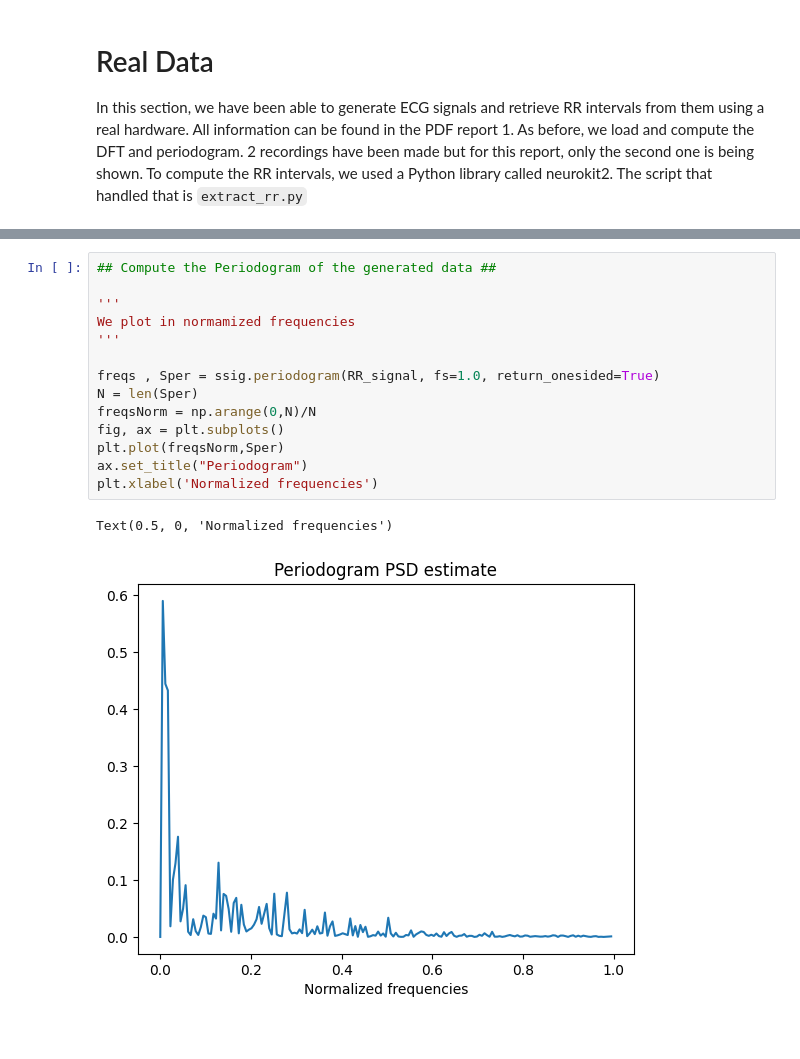
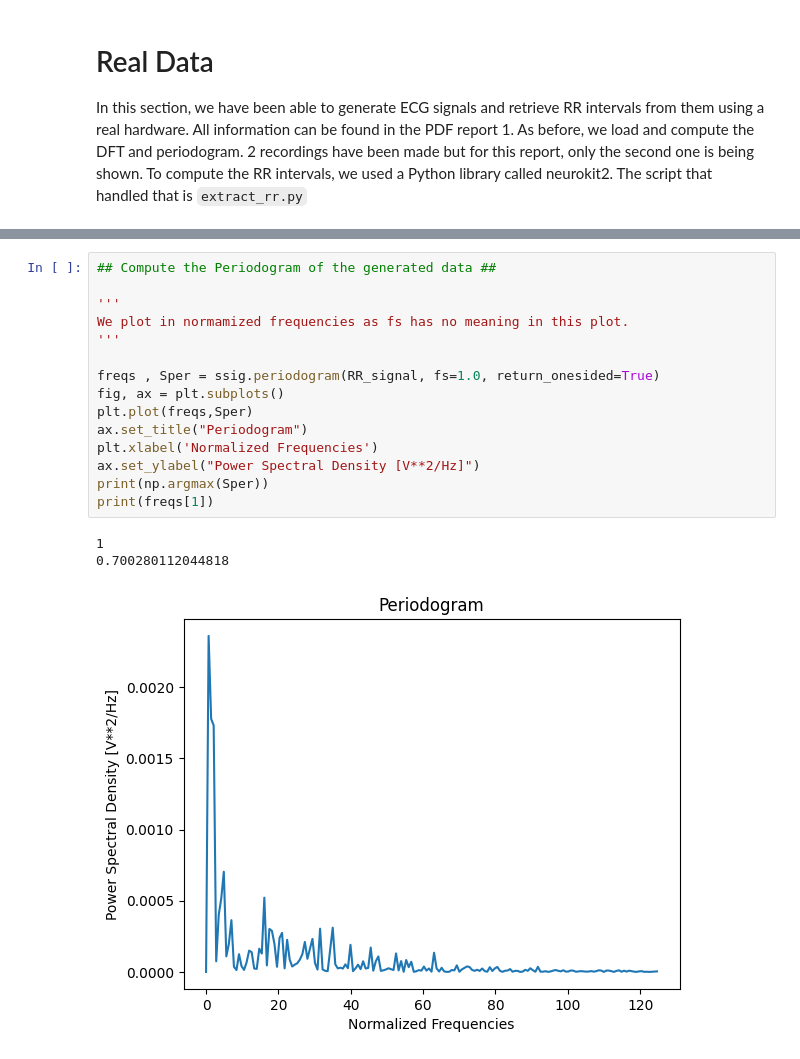
Before and after one commit to RoCKnD79/SSDP-LombScargle, a Jupyter notebook: report_1.ipynb, the cells around one changed output, grey strips where cells are left out. Saved outputs shown, nothing was run; the diff lists cells and outputs as text.

```diff
--- a/report_1.ipynb
+++ b/report_1.ipynb
@@ -125,17 +134,19 @@ Text(0, 0.5, 'Time [s]')
 # %%
 ## Compute the Periodogram of the generated data ##
 
 '''
-We plot in normamized frequencies
+We plot in normamized frequencies as fs has no meaning in this plot.
 '''
 
 freqs , Sper = ssig.periodogram(RR_signal, fs=1.0, return_onesided=True)
-N = len(Sper)
-freqsNorm = np.arange(0,N)/N
 fig, ax = plt.subplots()
-plt.plot(freqsNorm,Sper)
+plt.plot(freqs,Sper)
 ax.set_title("Periodogram")
-plt.xlabel('Normalized frequencies')
+plt.xlabel('Normalized Frequencies')
+ax.set_ylabel("Power Spectral Density [V**2/Hz]")
+print(np.argmax(Sper))
+print(freqs[1])
 # %% [output]
-Text(0.5, 0, 'Normalized frequencies')
+1
+0.700280112044818
-[figure, old version]
+[figure, new version]
```
Also changed, not shown: parts of 3 cells of this notebook.
